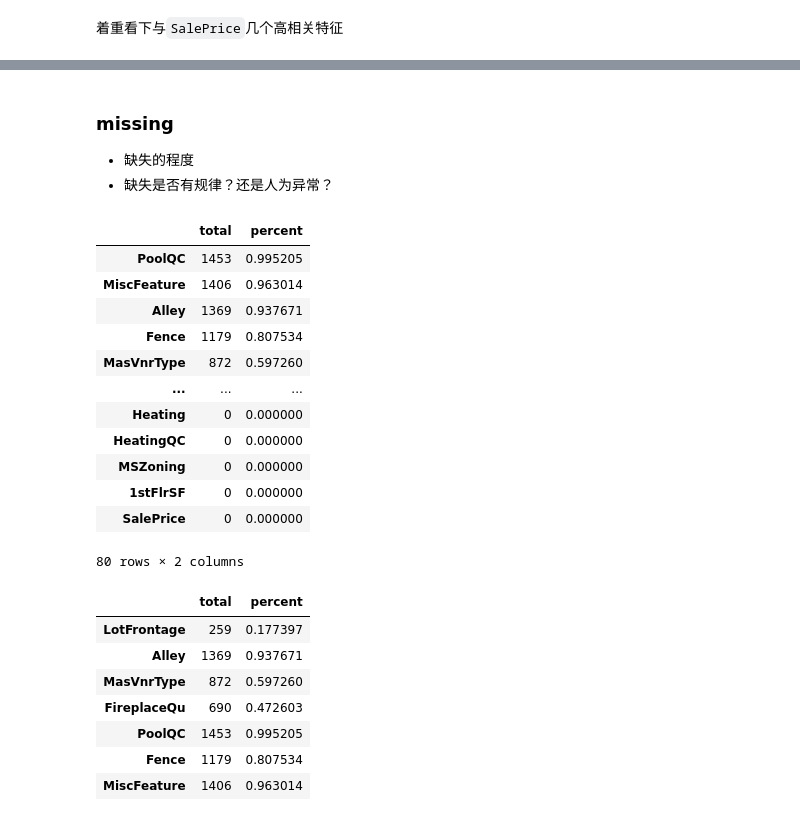
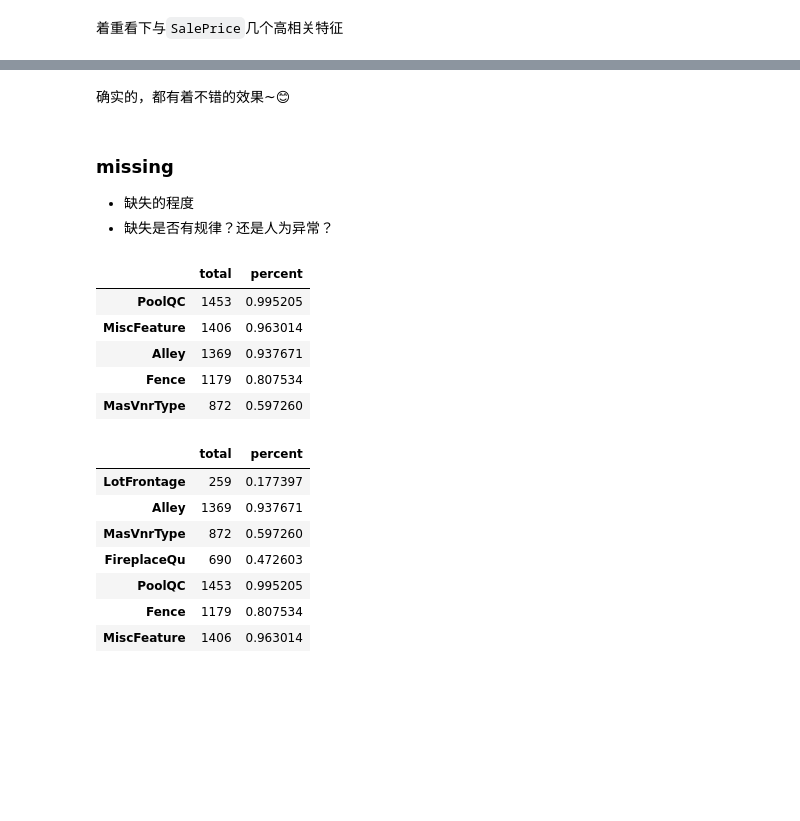
Before and after one commit to ddongzi/data-analysis, a Jupyter notebook: kaggle/House_Prices/Untitled.ipynb, the cells around one changed output, grey strips where cells are left out. Drawn from its saved outputs; the diff is of its cells as text; code cells hidden in the pictures; blank space fills up the shorter version.

```diff
--- a/kaggle/House_Prices/Untitled.ipynb
+++ b/kaggle/House_Prices/Untitled.ipynb
@@ -200,0 +226,2 @@ Name: count, dtype: int64
+# %%
+traindata['MSSubClass'] = traindata['MSSubClass'].astype('category')
@@ -200,0 +230,13 @@ Name: count, dtype: int64
+# %%
+traindata['ExterQual'] = traindata['ExterQual'].map({'Ex': 5, 'Gd': 4, 'TA': 3, 'Fa': 2, 'Po': 1, 'NA': 0})
+traindata['BsmtCond'] = traindata['BsmtCond'].map({'Ex': 5, 'Gd': 4, 'TA': 3, 'Fa': 2, 'Po': 1, 'NA': 0})
+traindata['BsmtFinType1'] = traindata['BsmtFinType1'].map({'GLQ': 6, 'ALQ': 5, 'BLQ': 4, 'Rec': 3, 'LwQ': 2, 'Unf': 1, 'NA':0})
+traindata['BsmtFinType2'] = traindata['BsmtFinType2'].map({'GLQ': 6, 'ALQ': 5, 'BLQ': 4, 'Rec': 3, 'LwQ': 2, 'Unf': 1, 'NA':0})
+traindata['BsmtQual'] = traindata['BsmtQual'].map({'Ex': 5, 'Gd': 4, 'TA': 3, 'Fa': 2, 'Po': 1, 'NA': 0})
+traindata['KitchenQual'] = traindata['KitchenQual'].map({'Ex': 5, 'Gd': 4, 'TA': 3, 'Fa': 2, 'Po': 1, 'NA': 0})
+traindata['GarageQual'] = traindata['GarageQual'].map({'Ex': 5, 'Gd': 4, 'TA': 3, 'Fa': 2, 'Po': 1, 'NA': 0})
+traindata['GarageCond'] = traindata['GarageCond'].map({'Ex': 5, 'Gd': 4, 'TA': 3, 'Fa': 2, 'Po': 1, 'NA': 0})
+traindata['HeatingQC'] = traindata['HeatingQC'].map({'Ex': 5, 'Gd': 4, 'TA': 3, 'Fa': 2, 'Po': 1, 'NA': 0})
+traindata['FireplaceQu'] = traindata['FireplaceQu'].map({'Ex': 5, 'Gd': 4, 'TA': 3, 'Fa': 2, 'Po': 1, 'NA': 0})
+traindata['PoolQC'] = traindata['PoolQC'].map({'Ex': 5, 'Gd': 4, 'TA': 3, 'Fa': 2, 'Po': 1, 'NA': 0})
+traindata['Fence'] = traindata['Fence'].map({'GdPrv': 4, 'MnPrv': 3, 'GdWo': 2, 'MnWw': 1, 'NA': 0})
@@ -480,3 +443,5 @@ set(traindata.columns.to_list()) - set(numeric_cols) -set(date_cols) - set(categ
+# %% [markdown]
+确实的，都有着不错的效果~😊
 # %% [markdown]
 ### missing
 - 缺失的程度
@@ -484,22 +449,15 @@ set(traindata.columns.to_list()) - set(numeric_cols) -set(date_cols) - set(categ
 # %%
 total = traindata.isnull().sum()
 percent = traindata.isnull().sum() / traindata.shape[0]
 missing_data = pd.concat([total, percent], axis=1, keys=['total', 'percent'])
-missing_data.sort_values(by='percent', ascending=False)
+missing_data.sort_values(by='percent', ascending=False).head()
 # %% [output]
 |  | total | percent |
 | PoolQC | 1453 | 0.995205 |
 | MiscFeature | 1406 | 0.963014 |
 | Alley | 1369 | 0.937671 |
 | Fence | 1179 | 0.807534 |
 | MasVnrType | 872 | 0.597260 |
-| ... | ... | ... |
-| Heating | 0 | 0.000000 |
-| HeatingQC | 0 | 0.000000 |
-| MSZoning | 0 | 0.000000 |
-| 1stFlrSF | 0 | 0.000000 |
-| SalePrice | 0 | 0.000000 |
-80 rows × 2 columns
 # %%
 missing_data[missing_data['percent'] > 0.15]
 # %% [output]
```
Also changed, not shown: parts of 80 cells of this notebook, 5 other files.
